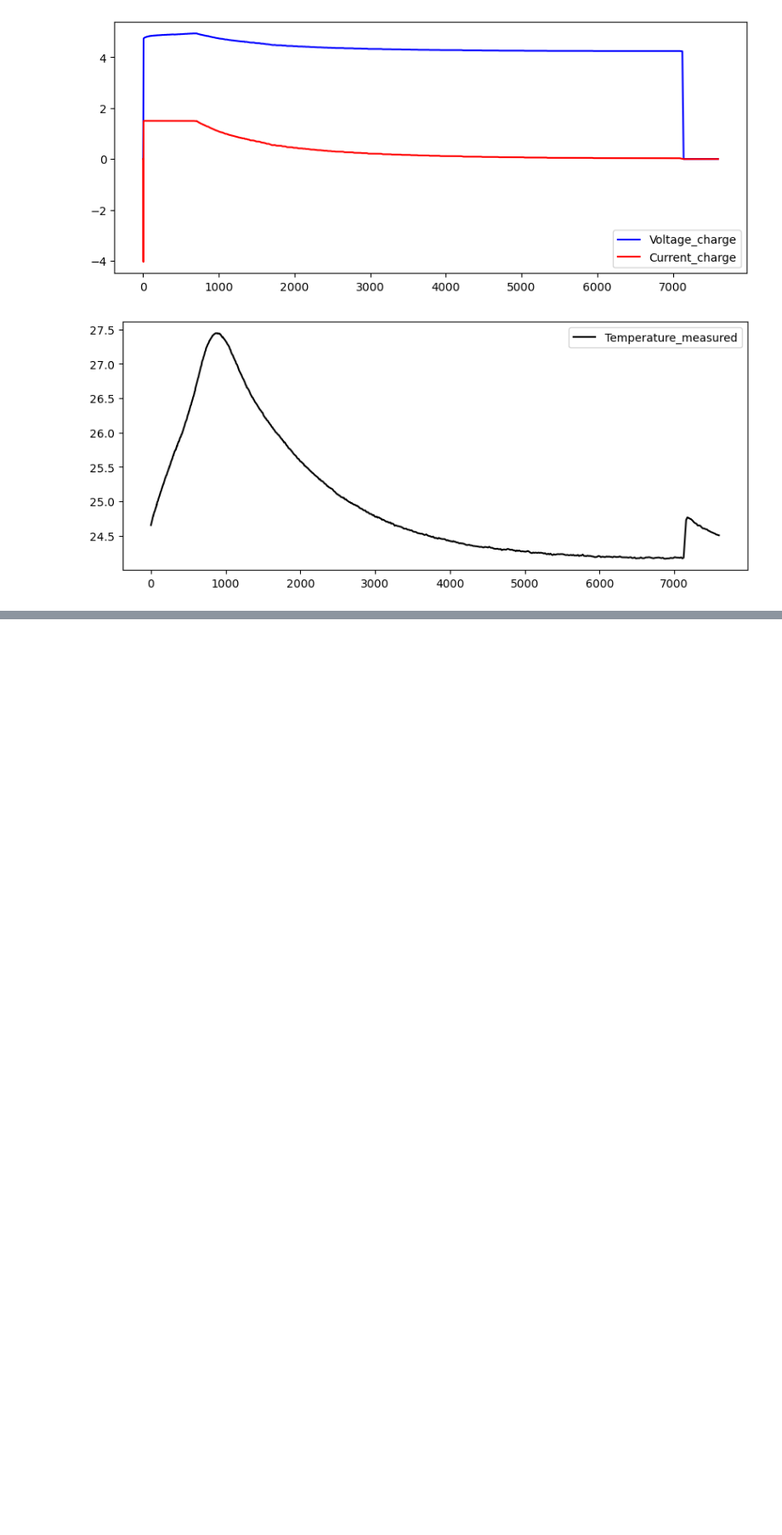
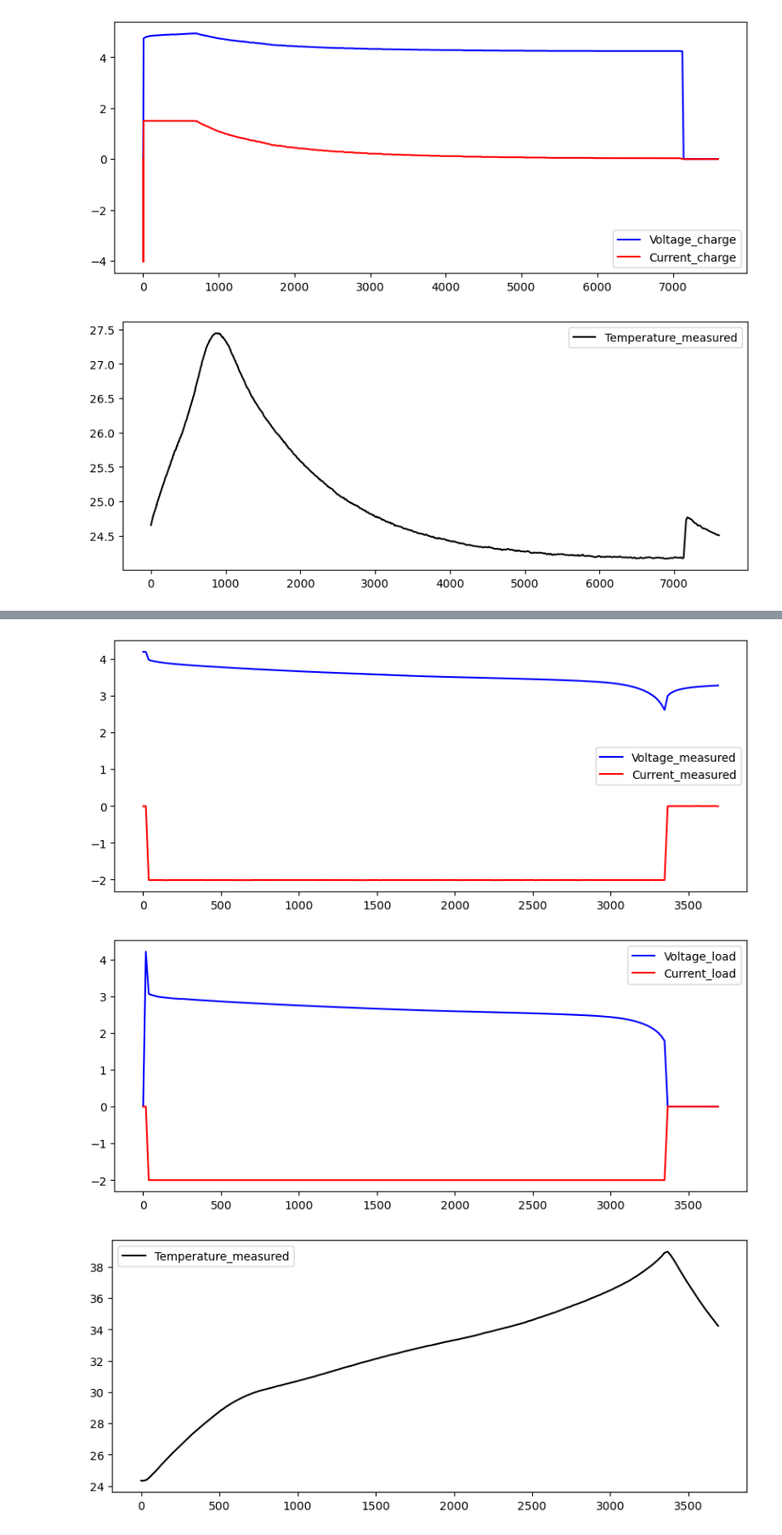
Before and after one commit to RomanShrestha07/CPSC_4830_Group_Project, a Jupyter notebook: Group_Project.ipynb, the cells around one changed output, grey strips where cells are left out. Shown at 85% size. Saved outputs shown, nothing was run; the diff lists cells and outputs as text; code cells hidden in the pictures; blank space fills up the shorter version.

```diff
--- a/Group_Project.ipynb
+++ b/Group_Project.ipynb
@@ -70,3 +93,3 @@ mat = load_mat("data/B0005.mat")
 # %%
-df = pd.DataFrame(data=mat['B0005']['cycle'][0]['data'])
+df_c0 = pd.DataFrame(data=mat['B0005']['cycle'][0]['data'])
 # %%
@@ -134,3 +157,6 @@ plot_test_data(df)
 [figure]
 [figure]
 [figure]
+# %%
+df_c1 = pd.DataFrame(data=mat['B0005']['cycle'][1]['data'])
+df_c1.head()
@@ -136,0 +170,6 @@ plot_test_data(df)
+# %%
+plot_test_data(df_c1, profile='discharge')
+# %% [output]
+[figure, added]
+[figure, added]
+[figure, added]
```
Also changed, not shown: parts of 28 cells of this notebook.
